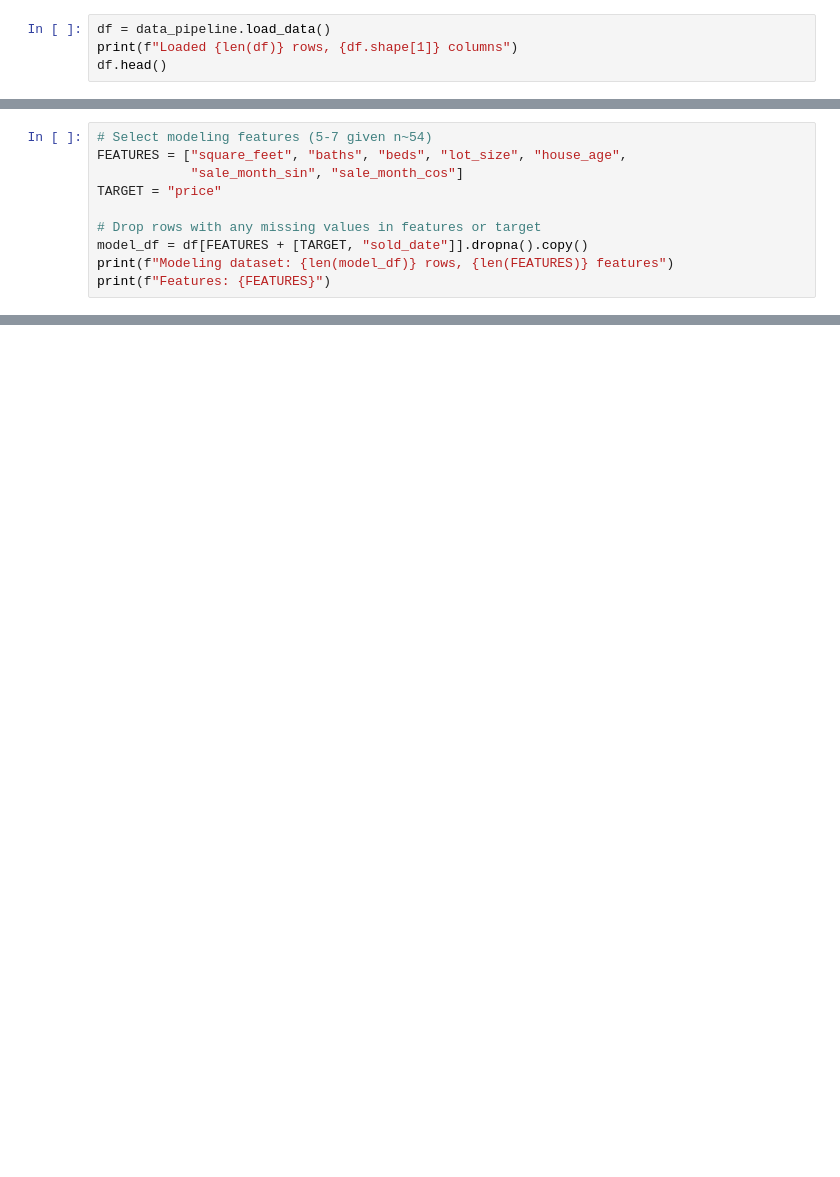
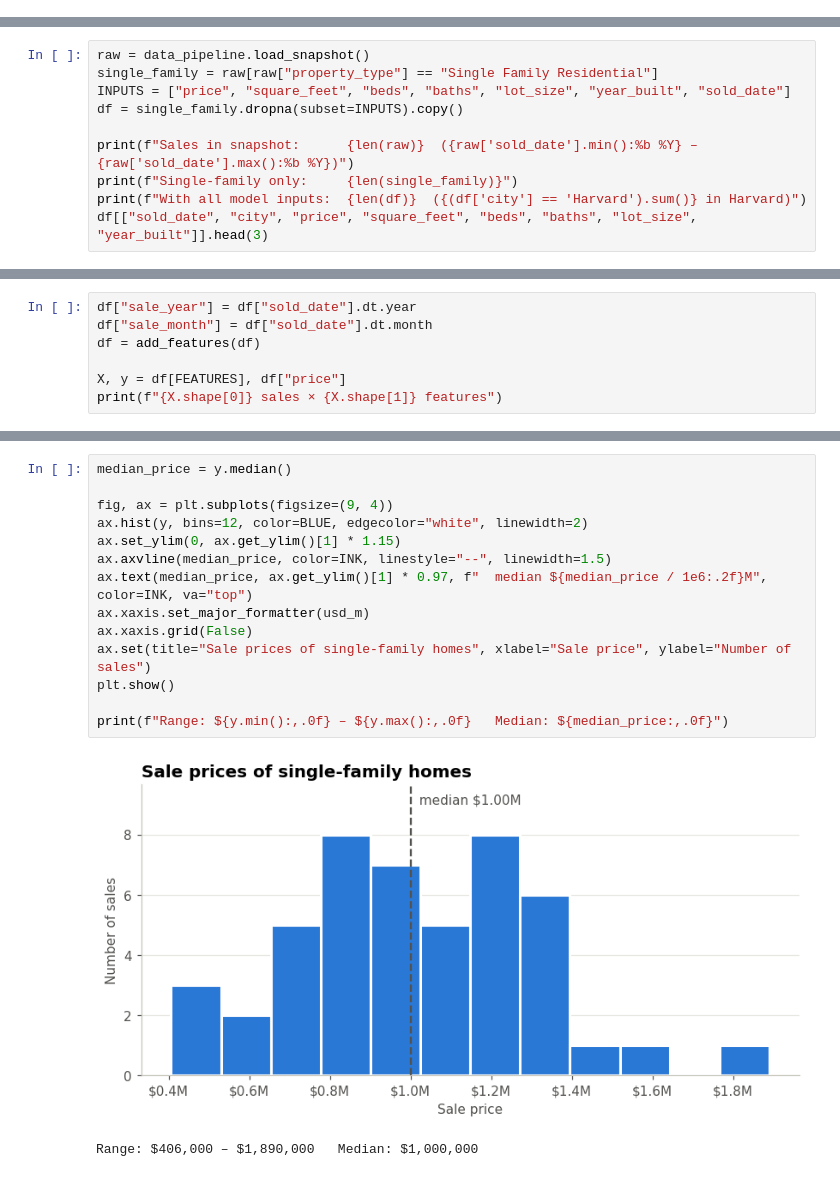
Before and after one commit to eziquiolobao/House-Market-Analysis, a Jupyter notebook: harvard_house_market_analysis.ipynb, the cells around one changed output, grey strips where cells are left out. Saved outputs shown, nothing was run; the diff lists cells and outputs as text; blank space fills up the shorter version.

Commit message:
Restructure notebook for clarity, fix model evaluation, freeze data snapshot

```diff
--- a/harvard_house_market_analysis.ipynb
+++ b/harvard_house_market_analysis.ipynb
@@ -65,4 +0,0 @@ Setup complete.
-# %%
-df = data_pipeline.load_data()
-print(f"Loaded {len(df)} rows, {df.shape[1]} columns")
-df.head()
@@ -285,10 +0,0 @@ Shape: (77, 20)
-# %%
-# Select modeling features (5-7 given n~54)
-FEATURES = ["square_feet", "baths", "beds", "lot_size", "house_age",
-            "sale_month_sin", "sale_month_cos"]
-TARGET = "price"
-
-# Drop rows with any missing values in features or target
-model_df = df[FEATURES + [TARGET, "sold_date"]].dropna().copy()
-print(f"Modeling dataset: {len(model_df)} rows, {len(FEATURES)} features")
-print(f"Features: {FEATURES}")
@@ -585,0 +58,10 @@ Training samples: 54
+# %%
+raw = data_pipeline.load_snapshot()
+single_family = raw[raw["property_type"] == "Single Family Residential"]
+INPUTS = ["price", "square_feet", "beds", "baths", "lot_size", "year_built", "sold_date"]
+df = single_family.dropna(subset=INPUTS).copy()
+
+print(f"Sales in snapshot:      {len(raw)}  ({raw['sold_date'].min():%b %Y} – {raw['sold_date'].max():%b %Y})")
+print(f"Single-family only:     {len(single_family)}")
+print(f"With all model inputs:  {len(df)}  ({(df['city'] == 'Harvard').sum()} in Harvard)")
+df[["sold_date", "city", "price", "square_feet", "beds", "baths", "lot_size", "year_built"]].head(3)
@@ -585,0 +88,7 @@ Training samples: 54
+# %%
+df["sale_year"] = df["sold_date"].dt.year
+df["sale_month"] = df["sold_date"].dt.month
+df = add_features(df)
+
+X, y = df[FEATURES], df["price"]
+print(f"{X.shape[0]} sales × {X.shape[1]} features")
@@ -585,0 +99,17 @@ Training samples: 54
+# %%
+median_price = y.median()
+
+fig, ax = plt.subplots(figsize=(9, 4))
+ax.hist(y, bins=12, color=BLUE, edgecolor="white", linewidth=2)
+ax.set_ylim(0, ax.get_ylim()[1] * 1.15)
+ax.axvline(median_price, color=INK, linestyle="--", linewidth=1.5)
+ax.text(median_price, ax.get_ylim()[1] * 0.97, f"  median ${median_price / 1e6:.2f}M", color=INK, va="top")
+ax.xaxis.set_major_formatter(usd_m)
+ax.xaxis.grid(False)
+ax.set(title="Sale prices of single-family homes", xlabel="Sale price", ylabel="Number of sales")
+plt.show()
+
+print(f"Range: ${y.min():,.0f} – ${y.max():,.0f}   Median: ${median_price:,.0f}")
+# %% [output]
+[figure, added]
+Range: $406,000 – $1,890,000   Median: $1,000,000
```
Also changed, not shown: parts of 54 cells of this notebook, 9 other files.
